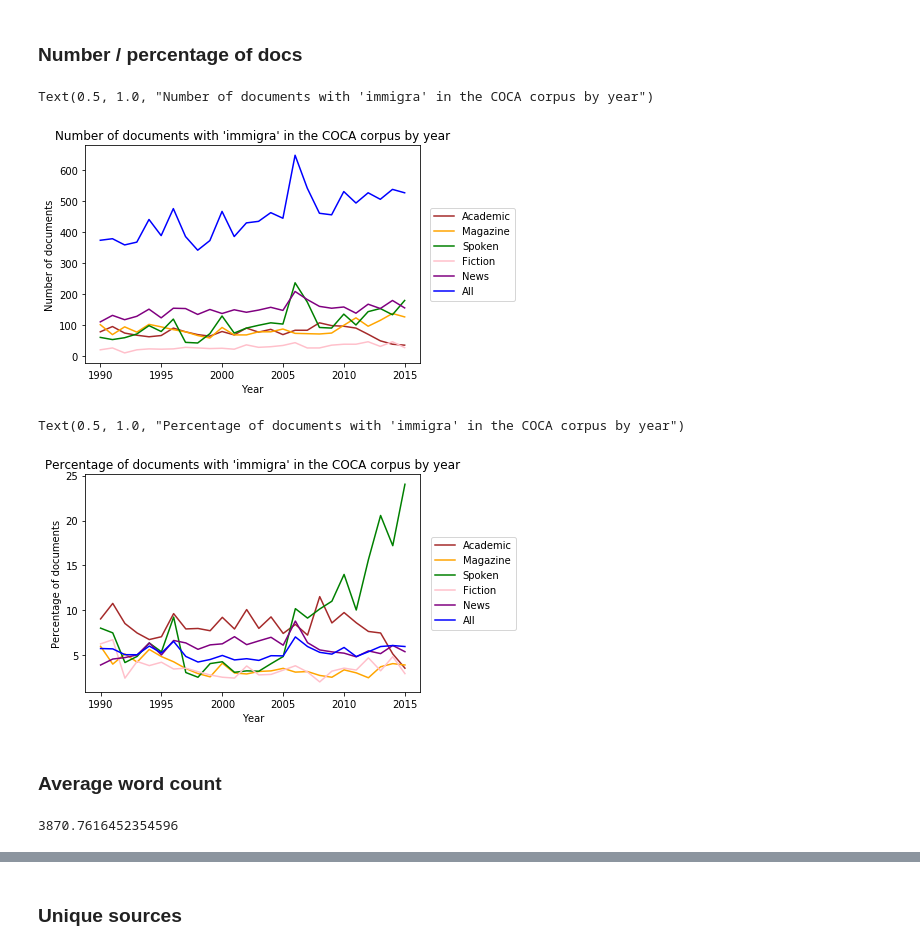
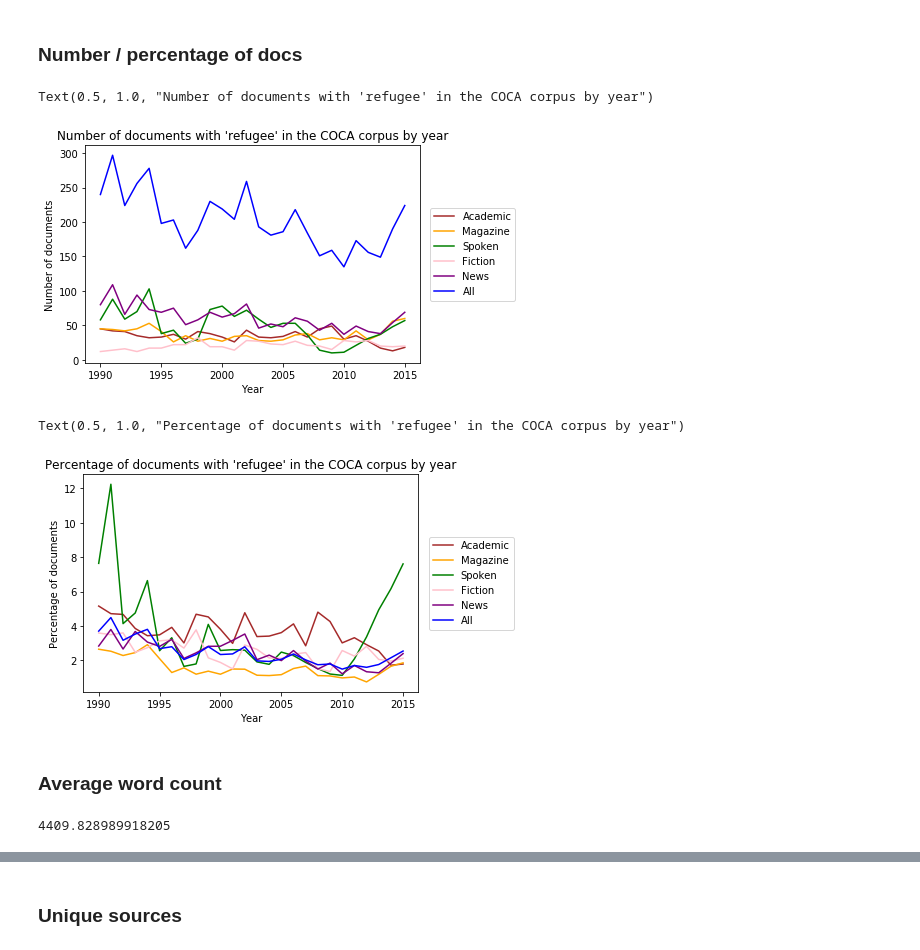
Before and after one commit to rachel-ker/refugeediscourse, a Jupyter notebook: getting_coca_data.ipynb, the cells around one changed output, grey strips where cells are left out. Saved outputs shown, nothing was run; the diff lists cells and outputs as text; code cells hidden in the pictures.

Commit message:
changed query word to refugee

```diff
--- a/getting_coca_data.ipynb
+++ b/getting_coca_data.ipynb
@@ -129,6 +129,11 @@ sources_df
 ## Merge text and meta data
 # %%
 # only take articles that have both text and metadata
-immigra_merged_df = immigra_df.join(sources_df, how='inner')
+refugee_merged_df = refugee_df.join(sources_df, how='inner')
 all_merged_df = df.join(sources_df, how='inner')
+
+refugee_merged_df['year'] = refugee_merged_df['year'].apply(int)
+refugee_merged_df['word_count'] = refugee_merged_df['word_count'].apply(int)
+all_merged_df['year'] = all_merged_df['year'].apply(int)
+all_merged_df['word_count'] = all_merged_df['word_count'].apply(int)
 # %%
@@ -205,3 +215,5 @@ data.to_csv('data/immigra_coca_all.csv', index=False)
+# %%
+data = pd.read_csv('data/refugee_coca_all.csv')
 # %% [markdown]
 ## Summary of Sample
 # %%
@@ -231,42 +262,41 @@ plt.legend(handles=[acad, mag, spok, fic, news, all_], loc="center right", bbox_
 
 plt.ylabel('Number of documents')
 plt.xlabel('Year')
-plt.title("Number of documents with 'immigra' in the COCA corpus by year")
+plt.title("Number of documents with 'refugee' in the COCA corpus by year")
 # %% [output]
-Text(0.5, 1.0, "Number of documents with 'immigra' in the COCA corpus by year")
+Text(0.5, 1.0, "Number of documents with 'refugee' in the COCA corpus by year")
-[figure, old version]
+[figure, new version]
 # %%
 # Percentage of articles over time by genre
 
 acad, = plt.plot(years, data[data['genre']=='ACAD'].groupby('year').size()/all_merged_df[all_merged_df['genre']=='ACAD'].groupby('year').size()*100, label='Academic')
 mag, = plt.plot(years, data[data['genre']=='MAG'].groupby('year').size()/all_merged_df[all_merged_df['genre']=='MAG'].groupby('year').size()*100, label='Magazine')
 spok, = plt.plot(years, data[data['genre']=='SPOK'].groupby('year').size()/all_merged_df[all_merged_df['genre']=='SPOK'].groupby('year').size()*100, label='Spoken')
 fic, = plt.plot(years, data[data['genre']=='FIC'].groupby('year').size()/all_merged_df[all_merged_df['genre']=='FIC'].groupby('year').size()*100, label='Fiction')
 news, = plt.plot(years, data[data['genre']=='NEWS'].groupby('year').size()/all_merged_df[all_merged_df['genre']=='NEWS'].groupby('year').size()*100, label='News')
 all_, = plt.plot(years, data.groupby('year').size()/all_merged_df.groupby('year').size()*100, label="All")
 
 colors = ["brown","orange","green","pink","purple","blue"]
 for i in range(len(plt.gca().get_lines())):
     plt.gca().get_lines()[i].set_color(colors[i])
 
 plt.legend(handles=[acad, mag, spok, fic, news, all_], loc="center right", bbox_to_anchor=(1.3, .5), ncol=1)
 
 #plt.vlines('2006',0,700, linestyles='dashed')
 
 plt.ylabel('Percentage of documents')
 plt.xlabel('Year')
-plt.title("Percentage of documents with 'immigra' in the COCA corpus by year")
+plt.title("Percentage of documents with 'refugee' in the COCA corpus by year")
 # %% [output]
-Text(0.5, 1.0, "Percentage of documents with 'immigra' in the COCA corpus by year")
+Text(0.5, 1.0, "Percentage of documents with 'refugee' in the COCA corpus by year")
-[figure, old version]
+[figure, new version]
 # %% [markdown]
 ### Average word count
 # %%
 # Average Word Count
-data['word_count'] = data['word_count'].apply(int)
 data['word_count'].sum() / len(data)
 # %% [output]
-3870.7616452354596
+4409.828989918205
 # %%
 print(data['word_count'].min(), data['word_count'].max())
 # %% [output]
```
Also changed, not shown: parts of 23 cells of this notebook.
